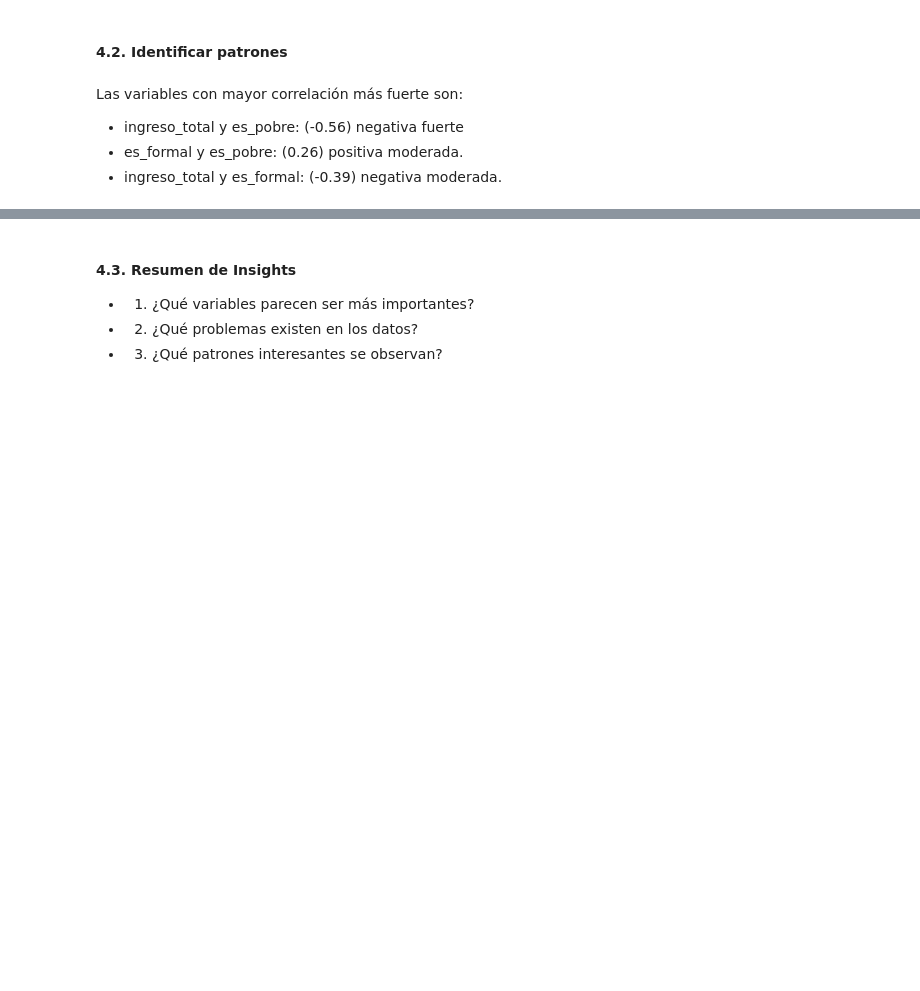
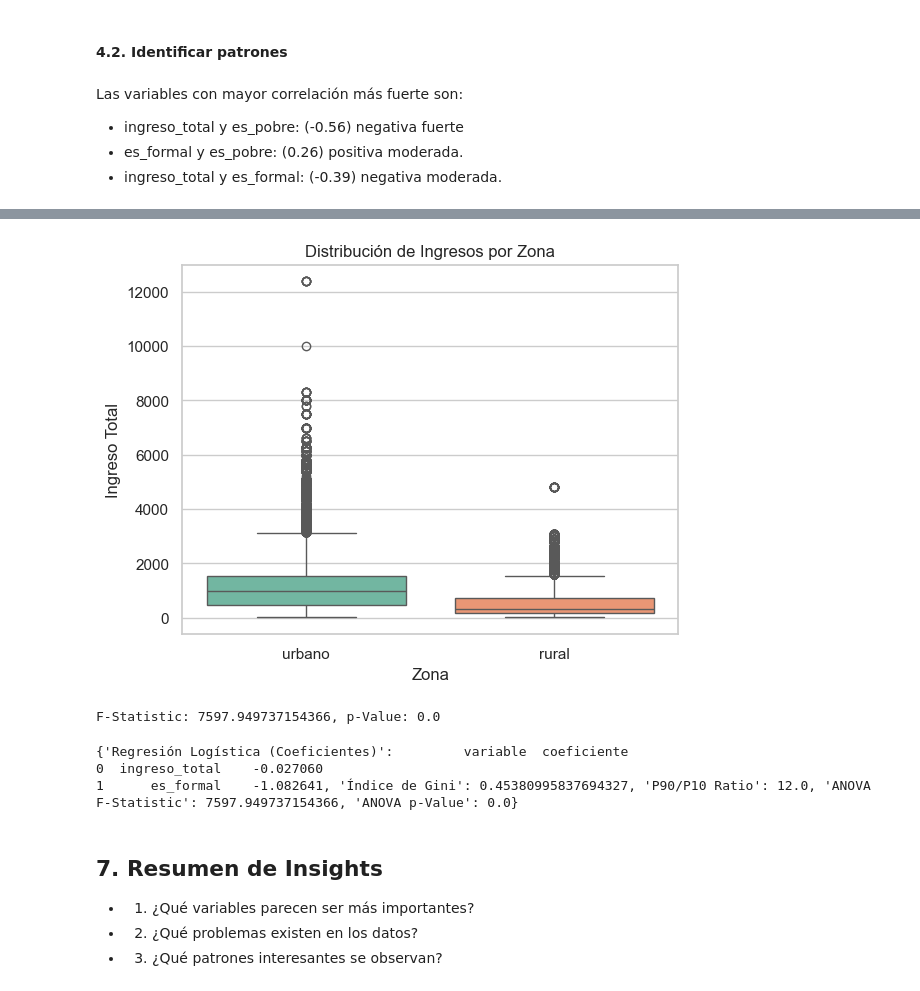
Before and after one commit to WLozanoH/prueba, a Jupyter notebook: ProyectoPobrezaPeru.ipynb, the cells around one changed output, grey strips where cells are left out. Cells and saved outputs as stored; diff of their text form; code cells hidden in the pictures; blank space fills up the shorter version.

```diff
--- a/ProyectoPobrezaPeru.ipynb
+++ b/ProyectoPobrezaPeru.ipynb
@@ -860,5 +1033,37 @@ Las variables con mayor correlación más fuerte son:
+# %%
+# 5.3. ANOVA: Comparación de ingresos entre zonas
+urbano = df_sin_outliers[df_sin_outliers['zonas'] == 'urbano']['ingreso_total']
+rural = df_sin_outliers[df_sin_outliers['zonas'] == 'rural']['ingreso_total']
+f_stat, p_val = f_oneway(urbano, rural)
+
+# Visualización de ingresos por zona
+sns.boxplot(data=df_sin_outliers, x='zonas', y='ingreso_total', palette="Set2")
+plt.title('Distribución de Ingresos por Zona')
+plt.xlabel('Zona')
+plt.ylabel('Ingreso Total')
+plt.show()
+
+print(f'F-Statistic: {f_stat}, p-Value: {p_val}')
+# %% [output]
+[figure, added]
+F-Statistic: 7597.949737154366, p-Value: 0.0
+# %%
+## Mostrar resultados
+analysis_results = {
+    "Regresión Logística (Coeficientes)": coeficientes,
+    "Índice de Gini": gini_coefficient,
+    "P90/P10 Ratio": p90_p10_ratio,
+    "ANOVA F-Statistic": f_stat,
+    "ANOVA p-Value": p_val
+}
+
+print(analysis_results)
+# %% [output]
+{'Regresión Logística (Coeficientes)':         variable  coeficiente
+0  ingreso_total    -0.027060
+1      es_formal    -1.082641, 'Índice de Gini': 0.45380995837694327, 'P90/P10 Ratio': 12.0, 'ANOVA F-Statistic': 7597.949737154366, 'ANOVA p-Value': 0.0}
 # %% [markdown]
-#### 4.3. Resumen de Insights
+## 7. Resumen de Insights
 
 * 1. ¿Qué variables parecen ser más importantes?
 
```
Also changed, not shown: parts of 19 cells of this notebook.
